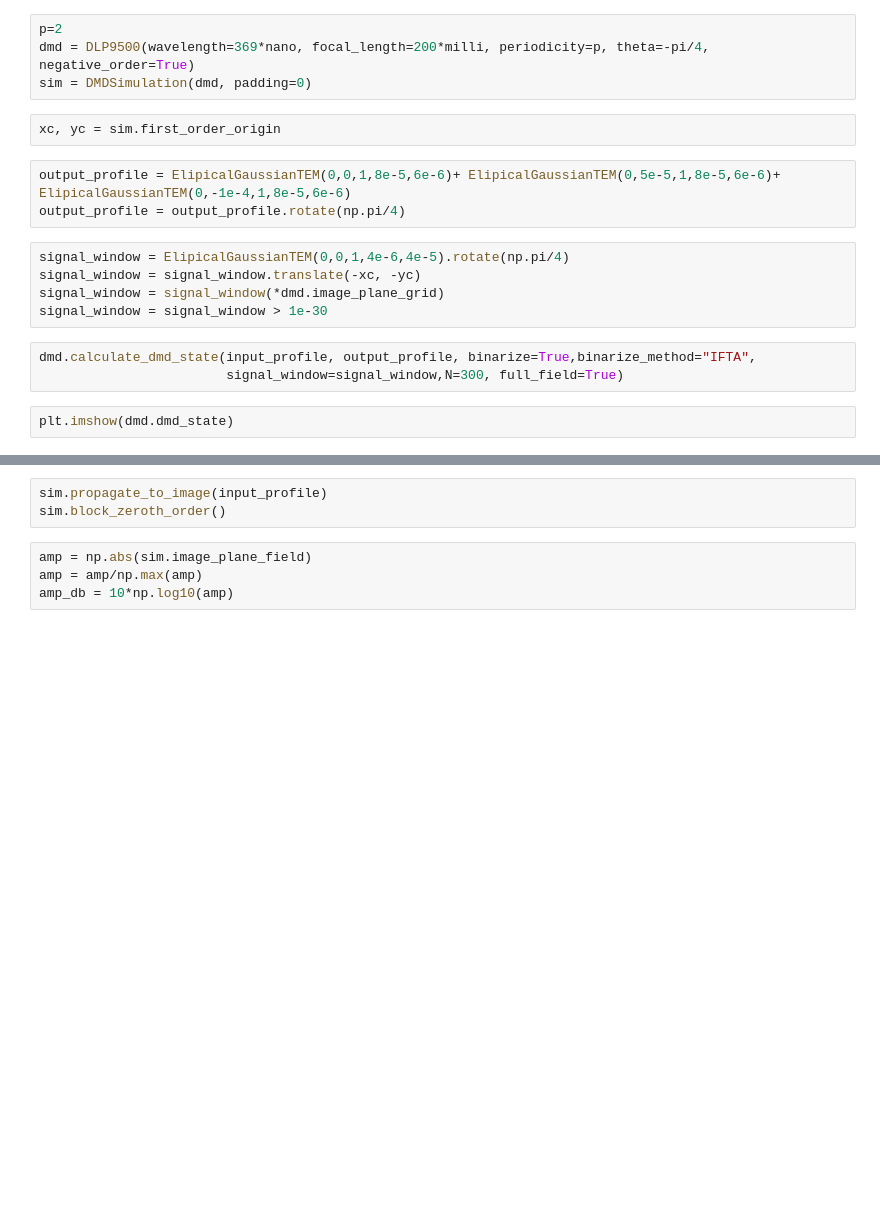
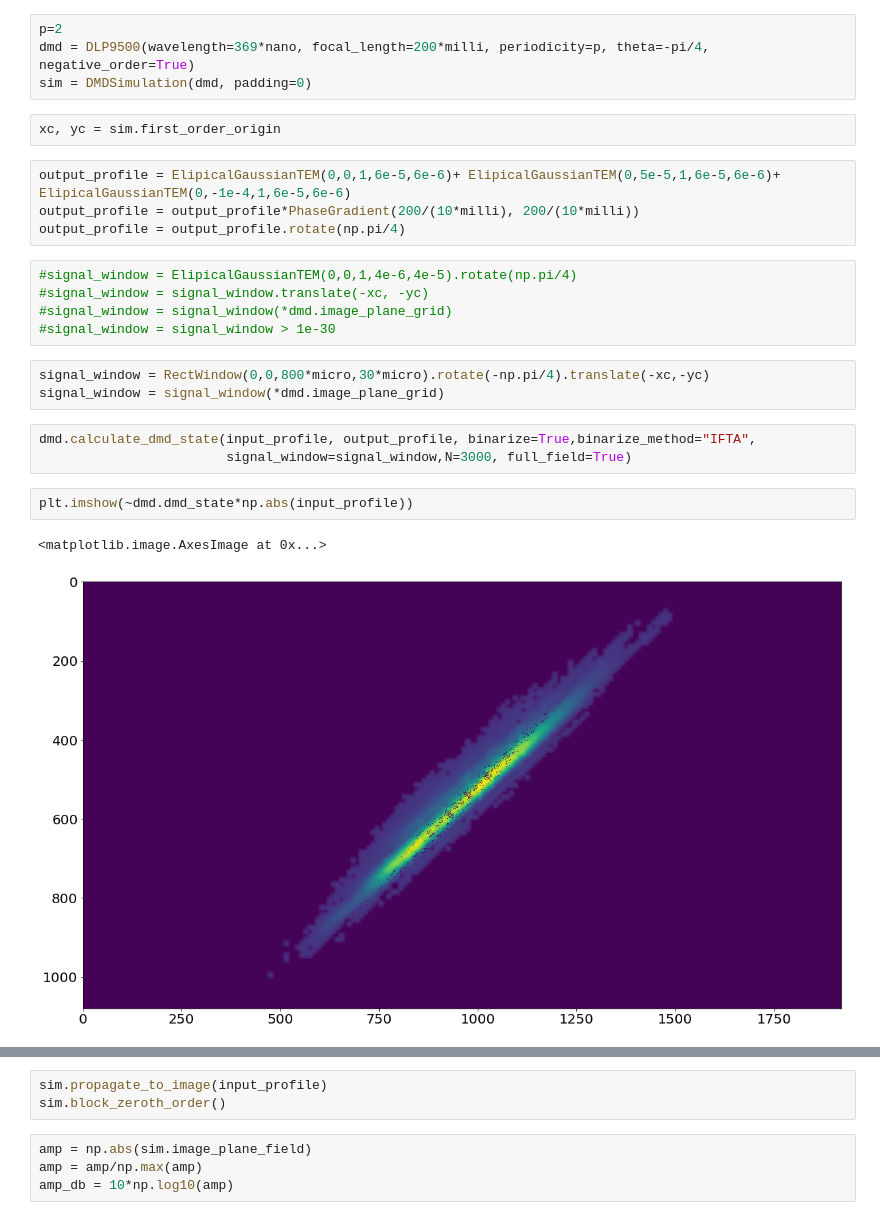
Before and after one commit to QITI/pySLM-example, a Jupyter notebook: cylindrical.ipynb, the cells around one changed output, grey strips where cells are left out. Drawn from its saved outputs; the diff is of its cells as text; blank space fills up the shorter version.

```diff
--- a/cylindrical.ipynb
+++ b/cylindrical.ipynb
@@ -25,17 +25,24 @@ sim = DMDSimulation(dmd, padding=0)
 # %%
 xc, yc = sim.first_order_origin
 # %%
-output_profile = ElipicalGaussianTEM(0,0,1,8e-5,6e-6)+ ElipicalGaussianTEM(0,5e-5,1,8e-5,6e-6)+ ElipicalGaussianTEM(0,-1e-4,1,8e-5,6e-6)
+output_profile = ElipicalGaussianTEM(0,0,1,6e-5,6e-6)+ ElipicalGaussianTEM(0,5e-5,1,6e-5,6e-6)+ ElipicalGaussianTEM(0,-1e-4,1,6e-5,6e-6)
+output_profile = output_profile*PhaseGradient(200/(10*milli), 200/(10*milli))
 output_profile = output_profile.rotate(np.pi/4)
 # %%
-signal_window = ElipicalGaussianTEM(0,0,1,4e-6,4e-5).rotate(np.pi/4)
-signal_window = signal_window.translate(-xc, -yc)
-signal_window = signal_window(*dmd.image_plane_grid)
-signal_window = signal_window > 1e-30
+#signal_window = ElipicalGaussianTEM(0,0,1,4e-6,4e-5).rotate(np.pi/4)
+#signal_window = signal_window.translate(-xc, -yc)
+#signal_window = signal_window(*dmd.image_plane_grid)
+#signal_window = signal_window > 1e-30
+# %%
+signal_window = RectWindow(0,0,800*micro,30*micro).rotate(-np.pi/4).translate(-xc,-yc)
+signal_window = signal_window(*dmd.image_plane_grid)
 # %%
 dmd.calculate_dmd_state(input_profile, output_profile, binarize=True,binarize_method="IFTA",
-                        signal_window=signal_window,N=300, full_field=True)
+                        signal_window=signal_window,N=3000, full_field=True)
 # %%
-plt.imshow(dmd.dmd_state)
+plt.imshow(~dmd.dmd_state*np.abs(input_profile))
+# %% [output]
+<matplotlib.image.AxesImage at 0x...>
+[figure, added]
 # %%
 plt.imshow(signal_window)
```
Also changed, not shown: parts of 6 cells of this notebook.
